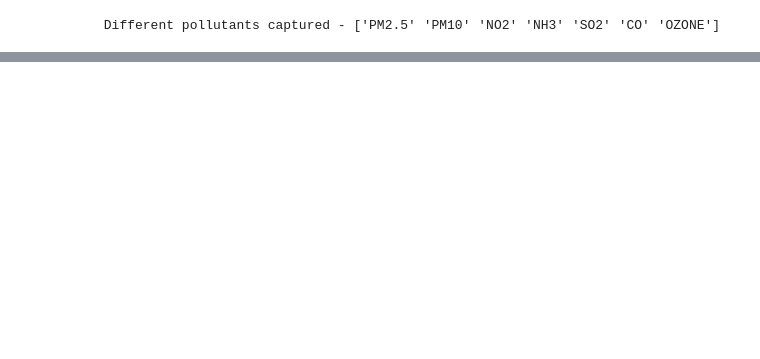
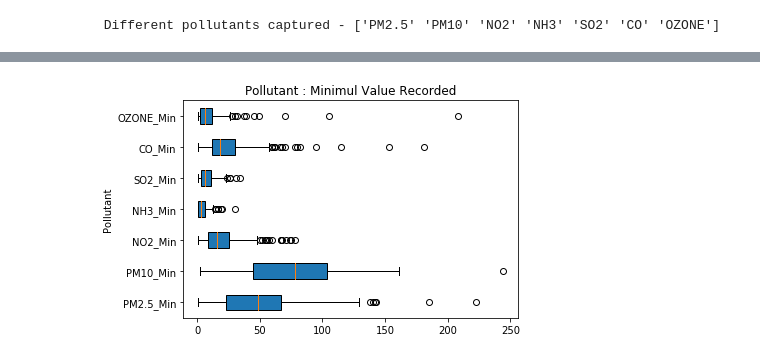
Before and after one commit to JoelDsouza16/Data_Analysis_Repo, a Jupyter notebook: AirQualityControl/Air_Quality_Control.ipynb, the cells around one changed output, grey strips where cells are left out. Cells and saved outputs as stored; diff of their text form; code cells hidden in the pictures; blank space fills up the shorter version.

```diff
--- a/AirQualityControl/Air_Quality_Control.ipynb
+++ b/AirQualityControl/Air_Quality_Control.ipynb
@@ -292,0 +309,18 @@ cleanDf[cleanDf.apply(lambda x: True if (x.city).lower().find("pur".lower()) >=
+# %%
+labels = []
+data_Min = []
+data_Avg = []
+data_Max = []
+for singlePL in cleanDf['pollutant_id'].unique():
+    tempDF = cleanDf[(cleanDf["pollutant_id"]== singlePL)]
+    labels.append(singlePL)
+    data_Min.append(tempDF['pollutant_min'].values)
+    data_Avg.append(tempDF['pollutant_avg'].values)
+    data_Max.append(tempDF['pollutant_max'].values)
+# %%
+plt.boxplot(data_Min, vert=False, patch_artist=True, labels=[ x+'_Min' for x in labels])
+plt.ylabel('Pollutant')
+plt.title('Pollutant : Minimul Value Recorded')
+plt.show()
+# %% [output]
+[figure, added]
```
Also changed, not shown: parts of 20 cells of this notebook.
